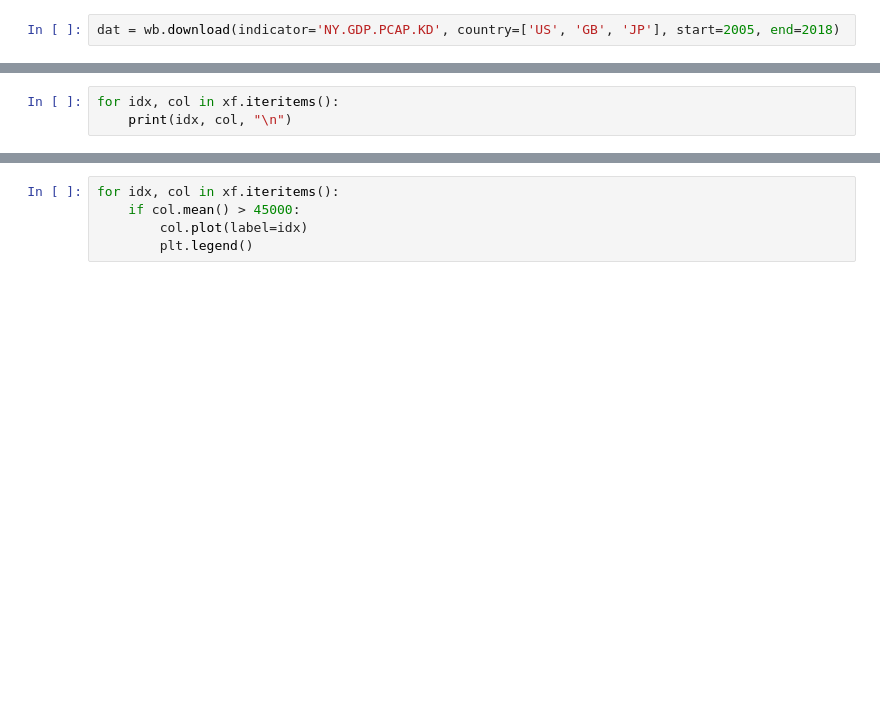
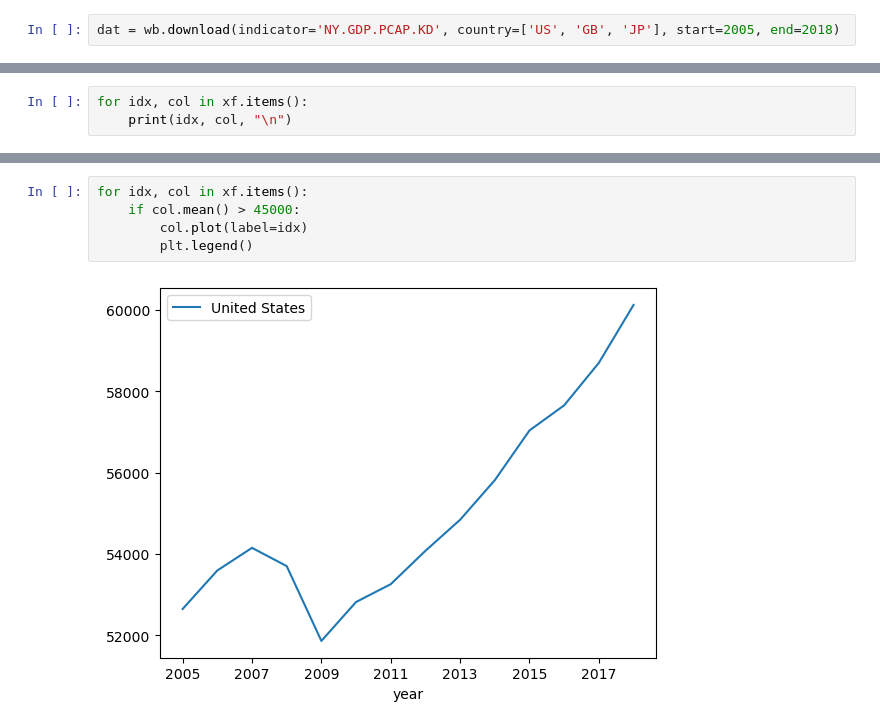
Before and after one commit to ppforde/ppforde, a Jupyter notebook: python/_pandas/world-pandas.ipynb, the cells around one changed output, grey strips where cells are left out. Drawn from its saved outputs; the diff is of its cells as text; blank space fills up the shorter version.

```diff
--- a/python/_pandas/world-pandas.ipynb
+++ b/python/_pandas/world-pandas.ipynb
@@ -58,3 +146,3 @@ xf.plot(marker='s', alpha=.7, grid=True, subplots=True, layout=(1,3), figsize=(1
 # %%
-for idx, col in xf.iteritems():
+for idx, col in xf.items():
     print(idx, col, "\n")
@@ -61,5 +167,7 @@ for idx, col in xf.iteritems():
 # %%
-for idx, col in xf.iteritems():
+for idx, col in xf.items():
     if col.mean() > 45000:
         col.plot(label=idx)
         plt.legend()
+# %% [output]
+[figure, added]
```
Also changed, not shown: parts of 21 cells of this notebook, 2 other files.
